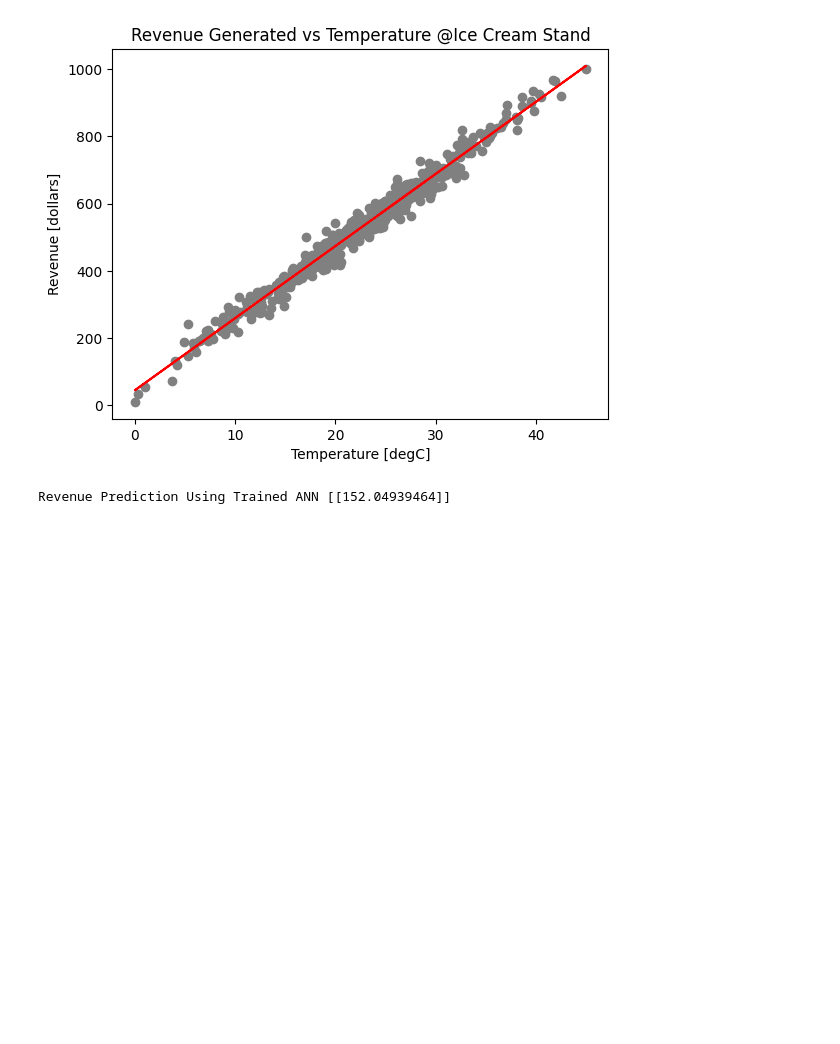
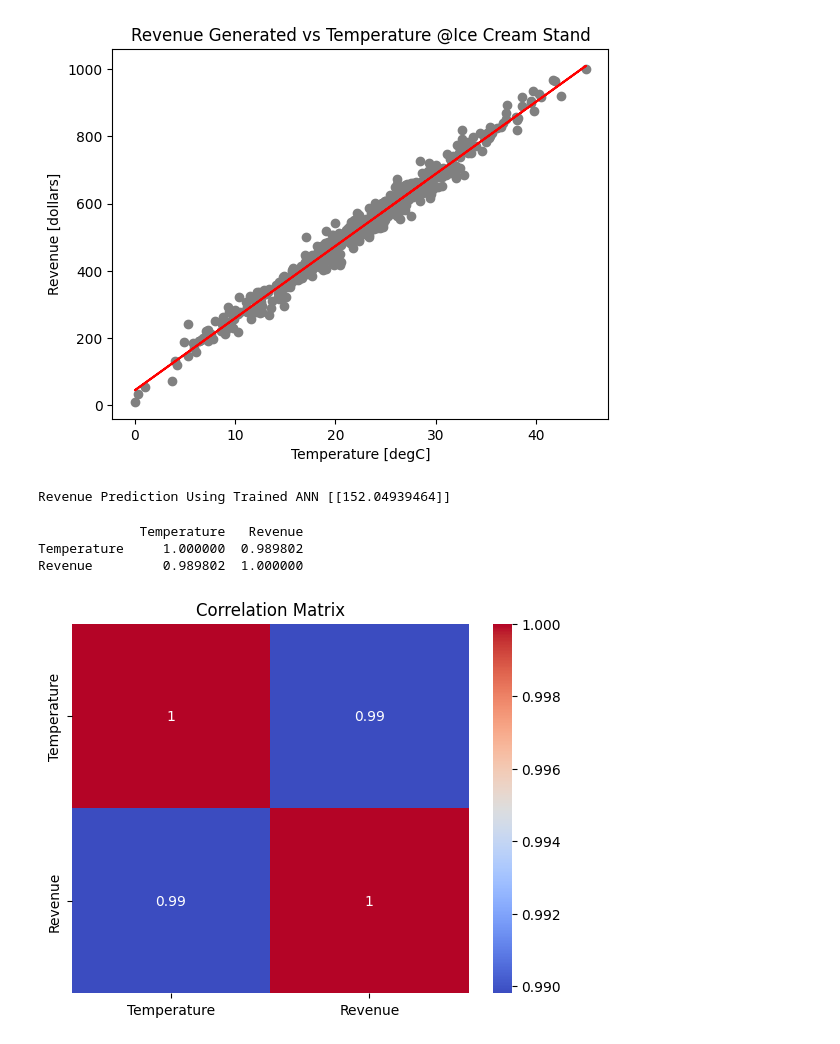
Before and after one commit to DuarteVn/profit_prediction, a Jupyter notebook: Previsão_de_Lucros.ipynb, the cells around one changed output. Saved outputs shown, nothing was run; the diff lists cells and outputs as text; code cells hidden in the pictures; blank space fills up the shorter version.

Commit message:
Adiciona matriz de correlação

```diff
--- a/Previsão_de_Lucros.ipynb
+++ b/Previsão_de_Lucros.ipynb
@@ -233,3 +230,19 @@ revenue = regressor.predict(np.array([[temp]])) # Convert temp to a NumPy array
 print("Revenue Prediction Using Trained ANN", revenue)
 # %% [output]
 Revenue Prediction Using Trained ANN [[152.04939464]]
+# %%
+# Faça uma matriz de correlação
+
+import matplotlib.pyplot as plt
+correlation_matrix = profit_df.corr()
+print(correlation_matrix)
+
+#Plot da matriz de correlação
+sns.heatmap(correlation_matrix, annot=True, cmap='coolwarm')
+plt.title('Correlation Matrix')
+plt.show()
+# %% [output]
+             Temperature   Revenue
+Temperature     1.000000  0.989802
+Revenue         0.989802  1.000000
+[figure, added]
```
Also changed, not shown: parts of 3 cells of this notebook.
